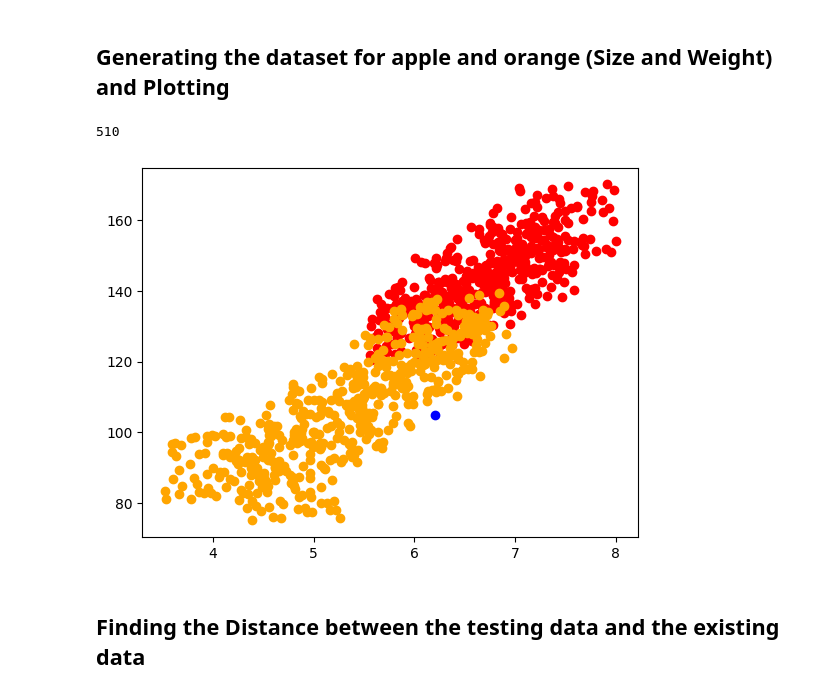
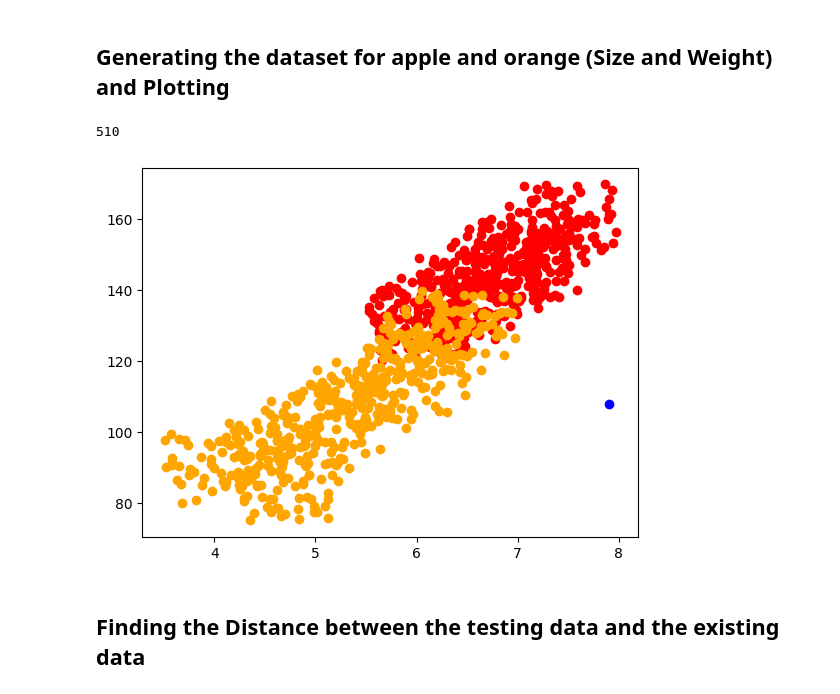
Before and after one commit to Nadhim/ML-Lab, a Jupyter notebook: Experiment_2 - KNN Classifier/Ex 2- KNN Euclidian.ipynb, the cells around one changed output. Cells and saved outputs as stored; diff of their text form; code cells hidden in the pictures.

```diff
--- a/Experiment_2 - KNN Classifier/Ex 2- KNN Euclidian.ipynb
+++ b/Experiment_2 - KNN Classifier/Ex 2- KNN Euclidian.ipynb
@@ -26,36 +26,37 @@ for _ in range(num_datasets):
         fruit_weight = apple_weights[_] + weight_deviation
         apple_sizes.append(round(fruit_size,2))
         apple_weights.append(round(fruit_weight,2))
 
 
 # Seed dataset for Orange
 orange_sizes = [5, 6, 4, 5.5, 6.5, 4.5, 5.2, 5.8, 6.2, 4.8]
 orange_weights = [100, 120, 90, 110, 130, 95, 105, 115, 125, 85]
 
 
 # Generating dataset for Orange
 for _ in range(num_datasets):
     for _ in range(10):
         size_deviation = random.uniform(-0.5, 0.5)
         weight_deviation = random.uniform(-10, 10)
         fruit_size = orange_sizes[_] + size_deviation
         fruit_weight = orange_weights[_] + weight_deviation
         orange_sizes.append(round(fruit_size,2))
         orange_weights.append(round(fruit_weight,2))
 
 
+# generating a relevant test data
+size_test = round( random.uniform(min(orange_sizes), max(apple_sizes)),2)
+weight_test = round(random.uniform(min(orange_weights), max(apple_weights)),2)
 
-size_test = [6.2]
-weight_test = [105]
 
 plt.scatter(apple_sizes,apple_weights, color='red')
 plt.scatter(orange_sizes,orange_weights, color='orange')
 plt.scatter(size_test,weight_test, color='blue')
 
 len(apple_sizes)
 # %% [output]
 510
-[figure, old version]
+[figure, new version]
 # %% [markdown]
 ## Finding the Distance between the testing data and the existing data
 # %%
```
Also changed, not shown: parts of 1 cell of this notebook.
